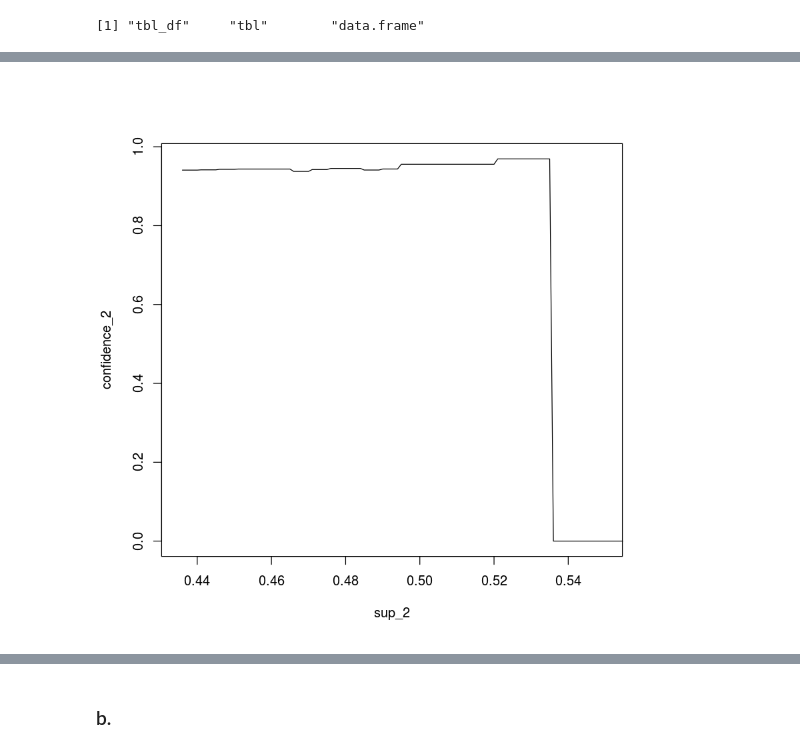
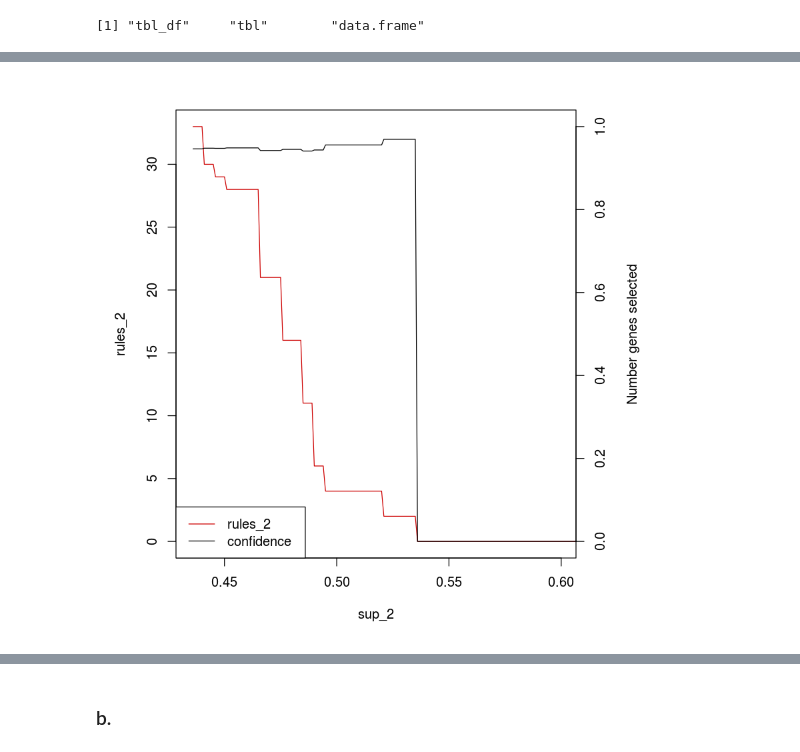
Before and after one commit to pedromartinho/sad, a Jupyter notebook: project/part1/part1_R.ipynb, the cells around one changed output, grey strips where cells are left out. Drawn from its saved outputs; the diff is of its cells as text; code cells hidden in the pictures.

```diff
--- a/project/part1/part1_R.ipynb
+++ b/project/part1/part1_R.ipynb
@@ -271,5 +238,17 @@ length(confidence_2)
-# %%
-#plot(sup_2,rules_2,type="l",xlim=c(min_x_2,0.55))
-plot(sup_2,confidence_2,type="l",xlim=c(min_x_2,0.55))
-# %% [output]
-[figure, removed]
+# %%
+d = data.frame(sup_2,
+           rules_2,
+           confidence_2, 2)
+par(mar = c(5,5,2,5))
+with(d
+     , plot(sup_2, rules_2, type="l", col="red3",
+             ylab="rules_2",xlim=c(min_x_2,0.6)))
+par(new = T)
+with(d, plot(sup_2, confidence_2, axes=F, xlab=NA,ylab=NA, type="l",xlim=c(min_x_2,0.6),ylim=c(0,1)))
+axis(side = 4)
+mtext(side = 4, line = 3, 'Number genes selected')
+legend("bottomleft",
+       legend=c("rules_2", "confidence"),
+       lty=c(1,1), col=c("red3", "black"))
+# %% [output]
+[figure, added]
```
Also changed, not shown: parts of 18 cells of this notebook.
